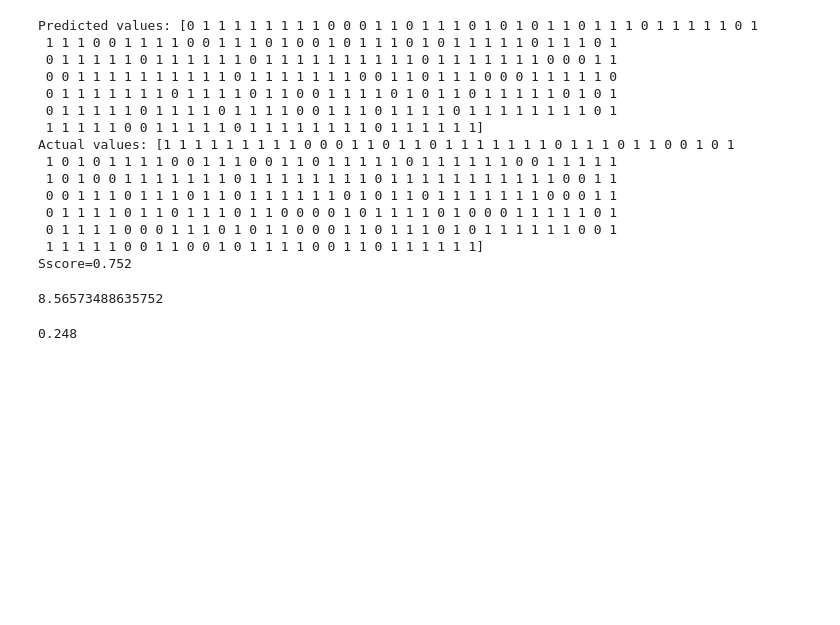
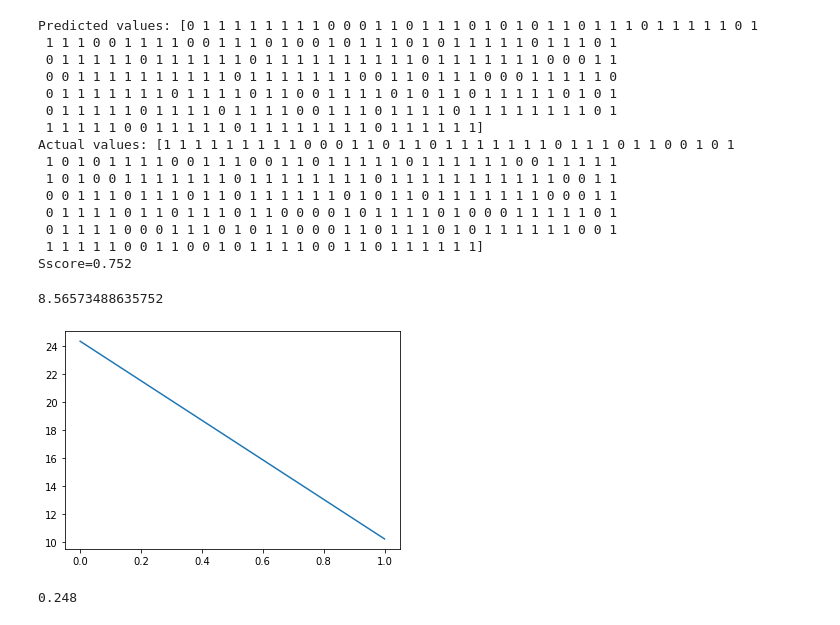
Before and after one commit to anna985/pml-1, a Jupyter notebook: course/Problem012_Classification/012.ipynb, the cells around one changed output. Drawn from its saved outputs; the diff is of its cells as text; code cells hidden in the pictures; blank space fills up the shorter version.

```diff
--- a/course/Problem012_Classification/012.ipynb
+++ b/course/Problem012_Classification/012.ipynb
@@ -135,6 +135,16 @@ Logloss = log_loss(Y_test, Y_predict)
 print(Logloss)
 # %% [output]
 8.56573488635752
+# %%
+# plot predictions vs loss
+from sklearn.metrics import log_loss
+from matplotlib import pyplot
+
+Y_loss = [log_loss(Y_test, [y for x in range(len(Y_test))]) for y in Y_predict]
+pyplot.plot(Y_predict, Y_loss)
+pyplot.show()
+# %% [output]
+[figure, added]
 # %%
 #TBD Predict concrete class (instread of probablity score) for test data
 from sklearn.metrics import brier_score_loss
```
Also changed, not shown: parts of 1 cell of this notebook.
